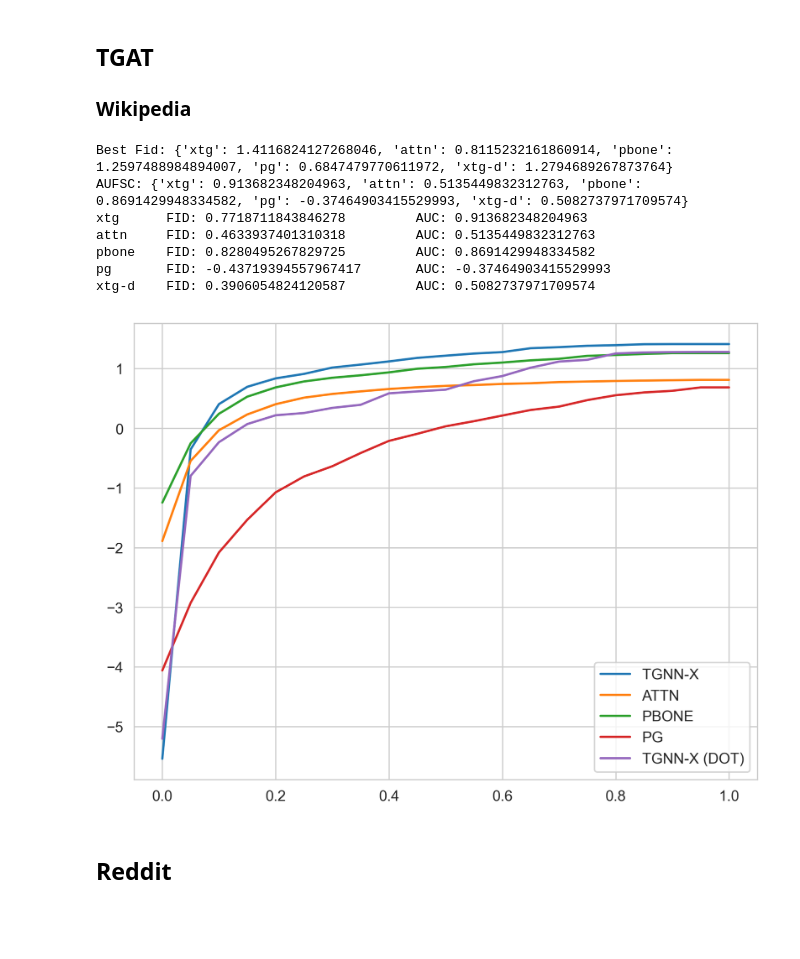
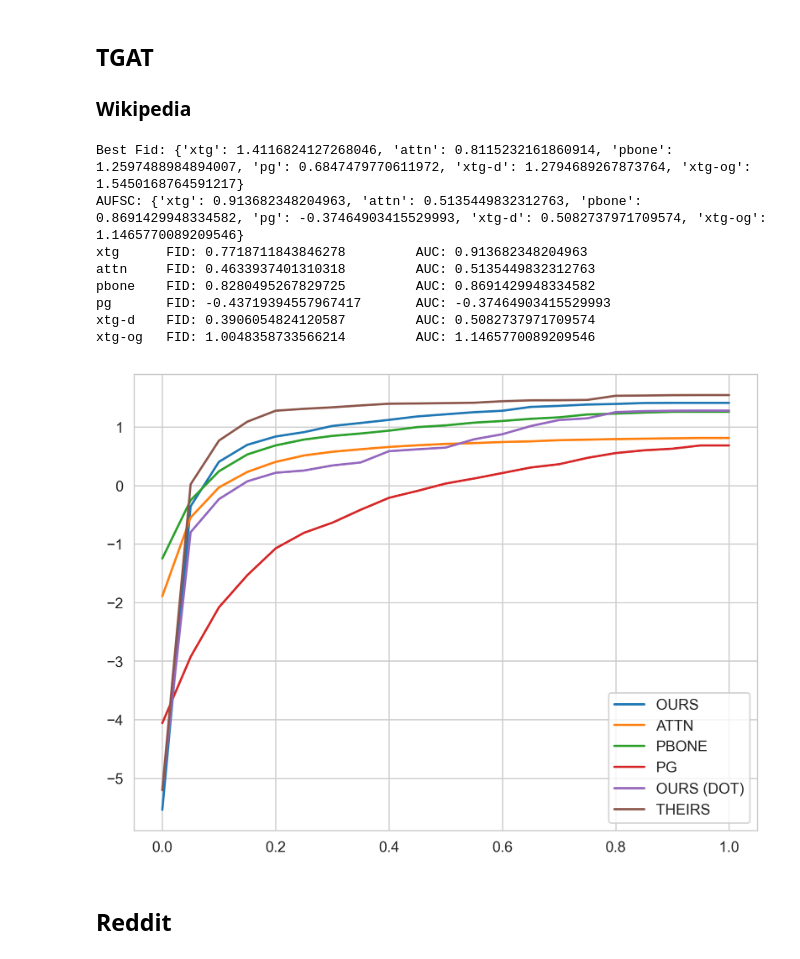
Before and after one commit to m-krastev/fact8-temporal-graph, a Jupyter notebook: notebooks/results_processing.ipynb, the cells around one changed output. Drawn from its saved outputs; the diff is of its cells as text; code cells hidden in the pictures; blank space fills up the shorter version.

```diff
--- a/notebooks/results_processing.ipynb
+++ b/notebooks/results_processing.ipynb
@@ -21,14 +21,16 @@ explainers = [
     "pbone",
     "pg",
     "xtg-d",
+    'xtg-og'
 ]
 labels = {
-    'xtg': 'TGNN-X',
+    'xtg': 'OURS',
     'attn': 'ATTN',
     'pbone': 'PBONE',
     'pg': 'PG',
-    'xtg-d': 'TGNN-X (DOT)',
-    'xtg-non': 'TGNN-X (NO NAV)',
+    'xtg-d': 'OURS (DOT)',
+    'xtg-non': 'THEIRS (NO NAV)',
+    'xtg-og': 'THEIRS'
 }
 dataset_to_index = {
     "simulate_v1": "Synthetic V1",
@@ -147,11 +149,12 @@ tgat_wikipedia_files = {
     for k, v in zip(
         explainers,
         [
-            "tgat_wikipedia_subgraphx_tg_110314_to_155614_eval_pg_true_pg_positive.csv",
-            "tgat_wikipedia_attn_explainer_tg_110314_to_155614_eval.csv",
-            "tgat_wikipedia_pbone_explainer_tg_110314_to_155614_eval.csv",
-            "tgat_wikipedia_pg_explainer_tg_110314_to_155614_eval.csv",
-            "tgat_wikipedia_subgraphx_tg_110314_to_155151_eval_dot_true_pg_positive.csv",
+            "tgat_wikipedia_subgraphx_tg_110314_to_155614_eval_mlp_true_pg_positive_th25.csv",
+            "tgat_wikipedia_attn_explainer_tg_110314_to_155614_eval_th25.csv",
+            "tgat_wikipedia_pbone_explainer_tg_110314_to_155614_eval_th25.csv",
+            "tgat_wikipedia_pg_explainer_tg_110314_to_155614_eval_th25.csv",
+            "tgat_wikipedia_subgraphx_tg_110314_to_155151_eval_dot_true_pg_positive_th25.csv",
+            "tgat_wikipedia_subgraphx_tg_110314_to_155151_eval_pg_true_pg_positive_th25.csv"
         ],
     )
 }
@@ -159,36 +162,37 @@ tgat_wikipedia_files = {
 tgat_wikipedia_tabs = {
     k: pd.read_csv(v).groupby("sparsity").mean()
     for k, v in tgat_wikipedia_files.items()
 }
 
 tgat_wikipedia_best_fids = {
     k: tab["fid_inv_best"].max() for k, tab in tgat_wikipedia_tabs.items()
 }
 tgat_wikipedia_aufsc = {
     k: np.trapz(tab["fid_inv_best"], tab.index)
     for k, tab in tgat_wikipedia_tabs.items()
 }
 
 print("Best Fid:", tgat_wikipedia_best_fids)
 print("AUFSC:", tgat_wikipedia_aufsc)
 
 for k, tab in tgat_wikipedia_tabs.items():
     print(
         f"{k}\t FID: {tab['fid_inv_best'].mean()} \t AUC: {np.trapz(tab['fid_inv_best'], tab.index)}"
     )
     plt.plot(tab.index, tab["fid_inv_best"], label=labels[k])
 plt.legend()
 plt.tight_layout()
 plt.savefig("plots/tgat_wikipedia.png")
 # %% [output]
-Best Fid: {'xtg': 1.4116824127268046, 'attn': 0.8115232161860914, 'pbone': 1.2597488984894007, 'pg': 0.6847479770611972, 'xtg-d': 1.2794689267873764}
-AUFSC: {'xtg': 0.913682348204963, 'attn': 0.5135449832312763, 'pbone': 0.8691429948334582, 'pg': -0.37464903415529993, 'xtg-d': 0.5082737971709574}
+Best Fid: {'xtg': 1.4116824127268046, 'attn': 0.8115232161860914, 'pbone': 1.2597488984894007, 'pg': 0.6847479770611972, 'xtg-d': 1.2794689267873764, 'xtg-og': 1.5450168764591217}
+AUFSC: {'xtg': 0.913682348204963, 'attn': 0.5135449832312763, 'pbone': 0.8691429948334582, 'pg': -0.37464903415529993, 'xtg-d': 0.5082737971709574, 'xtg-og': 1.1465770089209546}
 xtg      FID: 0.7718711843846278         AUC: 0.913682348204963
 attn     FID: 0.4633937401310318         AUC: 0.5135449832312763
 pbone    FID: 0.8280495267829725         AUC: 0.8691429948334582
 pg       FID: -0.43719394557967417       AUC: -0.37464903415529993
 xtg-d    FID: 0.3906054824120587         AUC: 0.5082737971709574
+xtg-og   FID: 1.0048358733566214         AUC: 1.1465770089209546
-[figure, old version]
+[figure, new version]
 # %% [markdown]
 ## Reddit
 # %%
```
Also changed, not shown: parts of 10 cells of this notebook, 32 other files.
